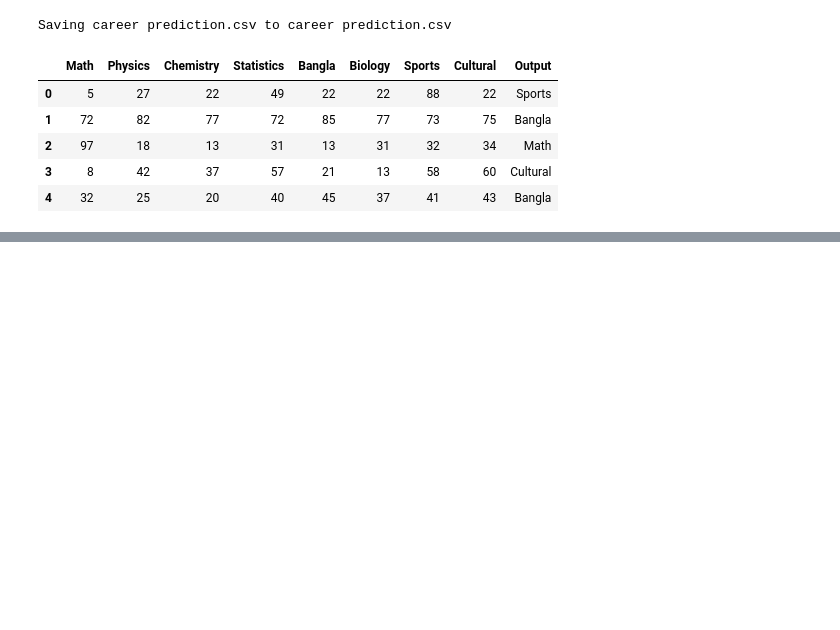
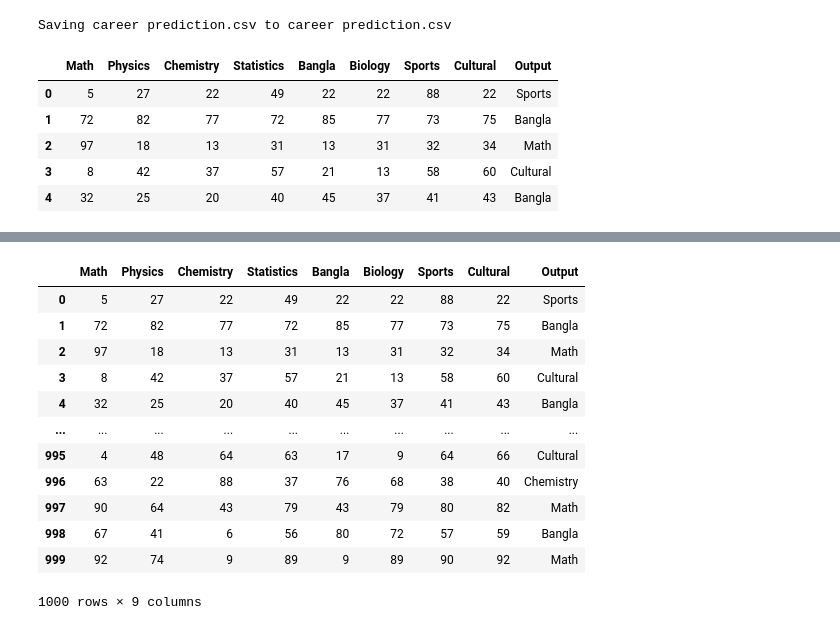
Before and after one commit to anujitdeb/Career-prediction, a Jupyter notebook: Career_prediction.ipynb, the cells around one changed output, grey strips where cells are left out. Cells and saved outputs as stored; diff of their text form; code cells hidden in the pictures; blank space fills up the shorter version.

```diff
--- a/Career_prediction.ipynb
+++ b/Career_prediction.ipynb
@@ -21,0 +61,16 @@ df.head(5)
+# %%
+df.fillna(0)
+# %% [output]
+|  | Math | Physics | Chemistry | Statistics | Bangla | Biology | Sports | Cultural | Output |
+| 0 | 5 | 27 | 22 | 49 | 22 | 22 | 88 | 22 | Sports |
+| 1 | 72 | 82 | 77 | 72 | 85 | 77 | 73 | 75 | Bangla |
+| 2 | 97 | 18 | 13 | 31 | 13 | 31 | 32 | 34 | Math |
+| 3 | 8 | 42 | 37 | 57 | 21 | 13 | 58 | 60 | Cultural |
+| 4 | 32 | 25 | 20 | 40 | 45 | 37 | 41 | 43 | Bangla |
+| ... | ... | ... | ... | ... | ... | ... | ... | ... | ... |
+| 995 | 4 | 48 | 64 | 63 | 17 | 9 | 64 | 66 | Cultural |
+| 996 | 63 | 22 | 88 | 37 | 76 | 68 | 38 | 40 | Chemistry |
+| 997 | 90 | 64 | 43 | 79 | 43 | 79 | 80 | 82 | Math |
+| 998 | 67 | 41 | 6 | 56 | 80 | 72 | 57 | 59 | Bangla |
+| 999 | 92 | 74 | 9 | 89 | 9 | 89 | 90 | 92 | Math |
+1000 rows × 9 columns
```
Also changed, not shown: parts of 15 cells of this notebook.
